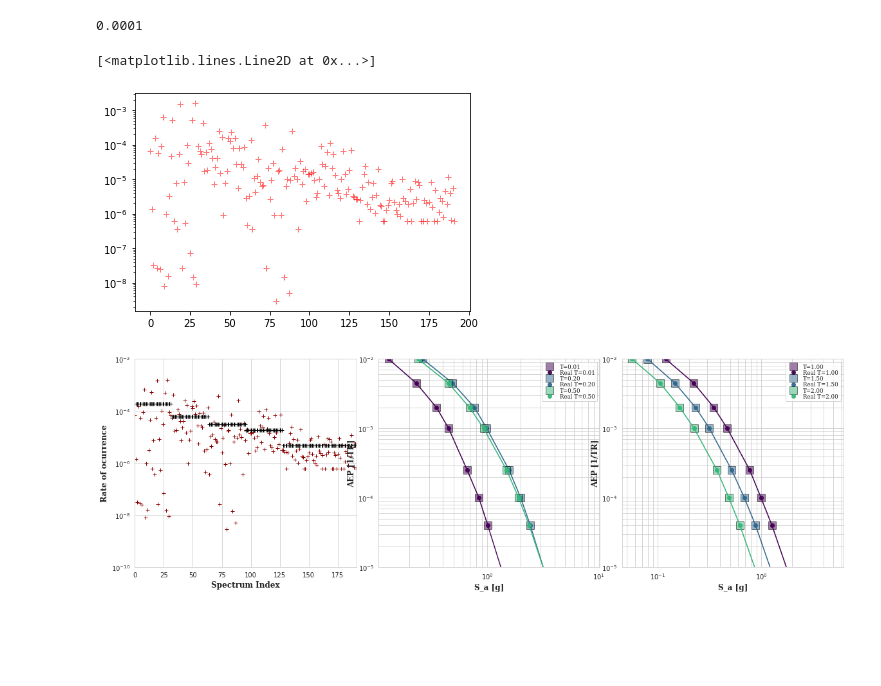
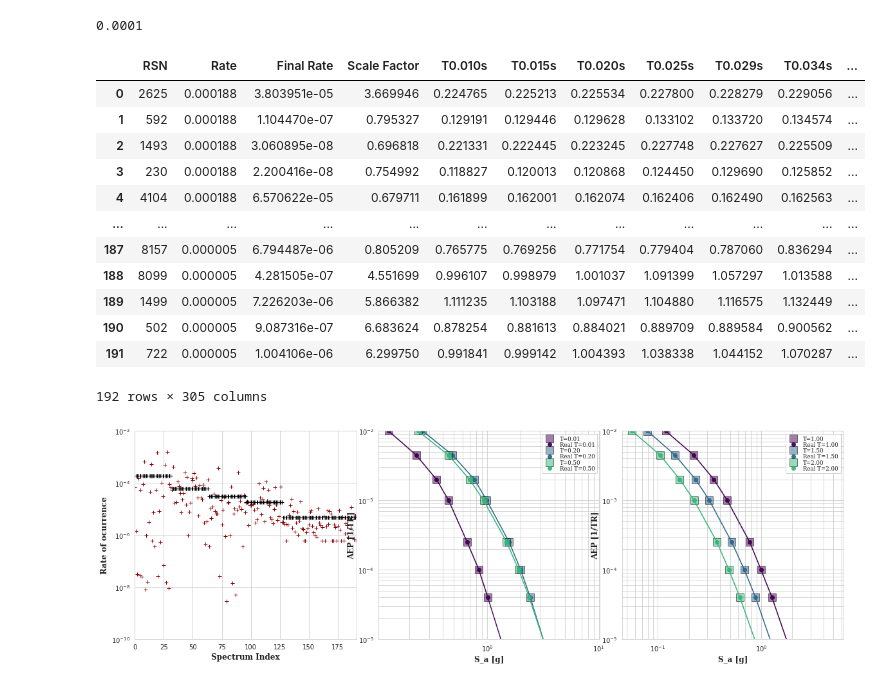
Before and after one commit to capajaro/CSS_UN, a Jupyter notebook: CSS_Calculation.ipynb, the cells around one changed output. Cells and saved outputs as stored; diff of their text form; code cells hidden in the pictures; blank space fills up the shorter version.

```diff
--- a/CSS_Calculation.ipynb
+++ b/CSS_Calculation.ipynb
@@ -684,17 +684,29 @@ for i_opt in range(NiterOpt):
       else:
         Actual_Rates = np.copy(Actual_Rates)
         #print('Selected_Actual_Value')
-# %%
-plt.figure(160)
-
-#plt.semilogy(GMs_Results.index, Initial_Rates, '+k',
-#              label='Initial ', alpha=0.5)
-
-plt.semilogy(GMs_Results.index, Actual_Rates, '+r',
-          label='Optimized', alpha=0.5)
-# %% [output]
-[<matplotlib.lines.Line2D at 0x...>]
-[figure, removed]
+# %%
+GMs_Results.rename(columns={"Rate": "Initial Rate"})
+try:
+  GMs_Results.insert(2, "Final Rate", Actual_Rates)
+except ValueError:
+  pass
+
+GMs_Results.to_excel(OutFile+'.xlsx', index=False)
+GMs_Results.to_csv(OutFile+'.csv', index=False)
+# %% [output]
+|  | RSN | Rate | Final Rate | Scale Factor | T0.010s | T0.015s | T0.020s | T0.025s | T0.029s | T0.034s | ... |
+| 0 | 2625 | 0.000188 | 3.803951e-05 | 3.669946 | 0.224765 | 0.225213 | 0.225534 | 0.227800 | 0.228279 | 0.229056 | ... |
+| 1 | 592 | 0.000188 | 1.104470e-07 | 0.795327 | 0.129191 | 0.129446 | 0.129628 | 0.133102 | 0.133720 | 0.134574 | ... |
+| 2 | 1493 | 0.000188 | 3.060895e-08 | 0.696818 | 0.221331 | 0.222445 | 0.223245 | 0.227748 | 0.227627 | 0.225509 | ... |
+| 3 | 230 | 0.000188 | 2.200416e-08 | 0.754992 | 0.118827 | 0.120013 | 0.120868 | 0.124450 | 0.129690 | 0.125852 | ... |
+| 4 | 4104 | 0.000188 | 6.570622e-05 | 0.679711 | 0.161899 | 0.162001 | 0.162074 | 0.162406 | 0.162490 | 0.162563 | ... |
+| ... | ... | ... | ... | ... | ... | ... | ... | ... | ... | ... | ... |
+| 187 | 8157 | 0.000005 | 6.794487e-06 | 0.805209 | 0.765775 | 0.769256 | 0.771754 | 0.779404 | 0.787060 | 0.836294 | ... |
+| 188 | 8099 | 0.000005 | 4.281505e-07 | 4.551699 | 0.996107 | 0.998979 | 1.001037 | 1.091399 | 1.057297 | 1.013588 | ... |
+| 189 | 1499 | 0.000005 | 7.226203e-06 | 5.866382 | 1.111235 | 1.103188 | 1.097471 | 1.104880 | 1.116575 | 1.132449 | ... |
+| 190 | 502 | 0.000005 | 9.087316e-07 | 6.683624 | 0.878254 | 0.881613 | 0.884021 | 0.889709 | 0.889584 | 0.900562 | ... |
+| 191 | 722 | 0.000005 | 1.004106e-06 | 6.299750 | 0.991841 | 0.999142 | 1.004393 | 1.038338 | 1.044152 | 1.070287 | ... |
+192 rows × 305 columns
 # %%
 sns.set_style('whitegrid')
 ax_fs = 12
```
Also changed, not shown: parts of 11 cells of this notebook.
